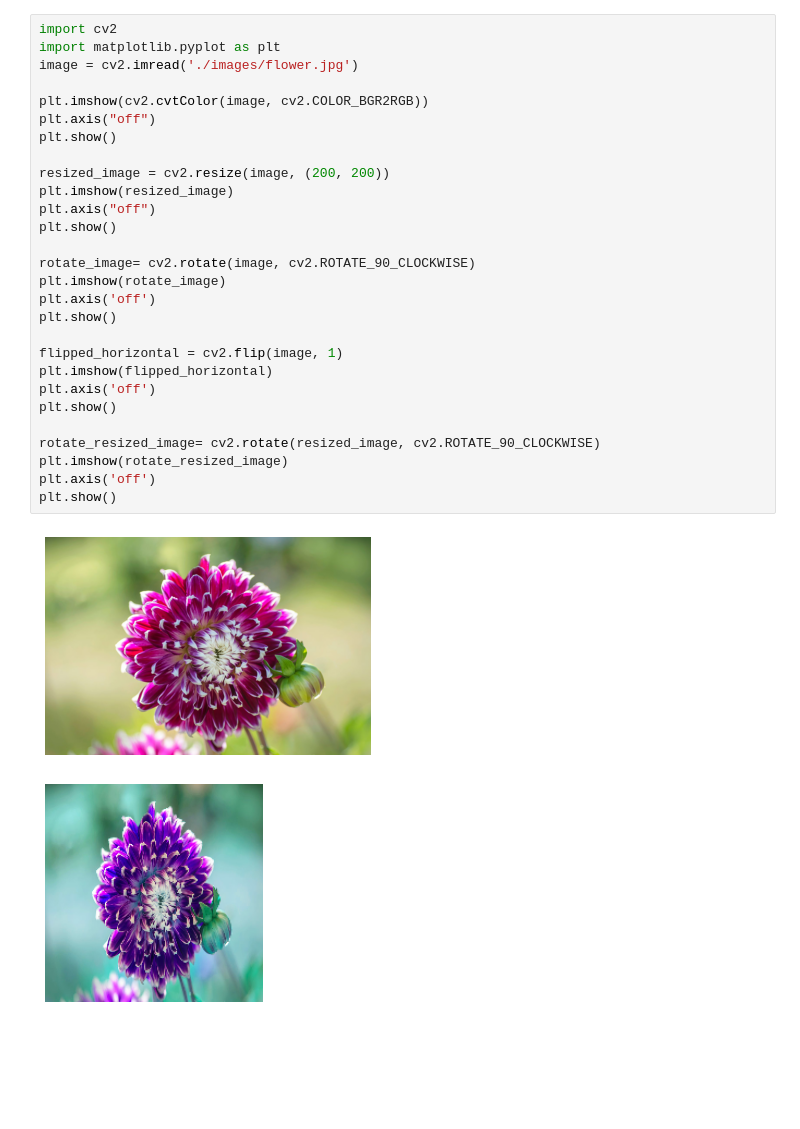
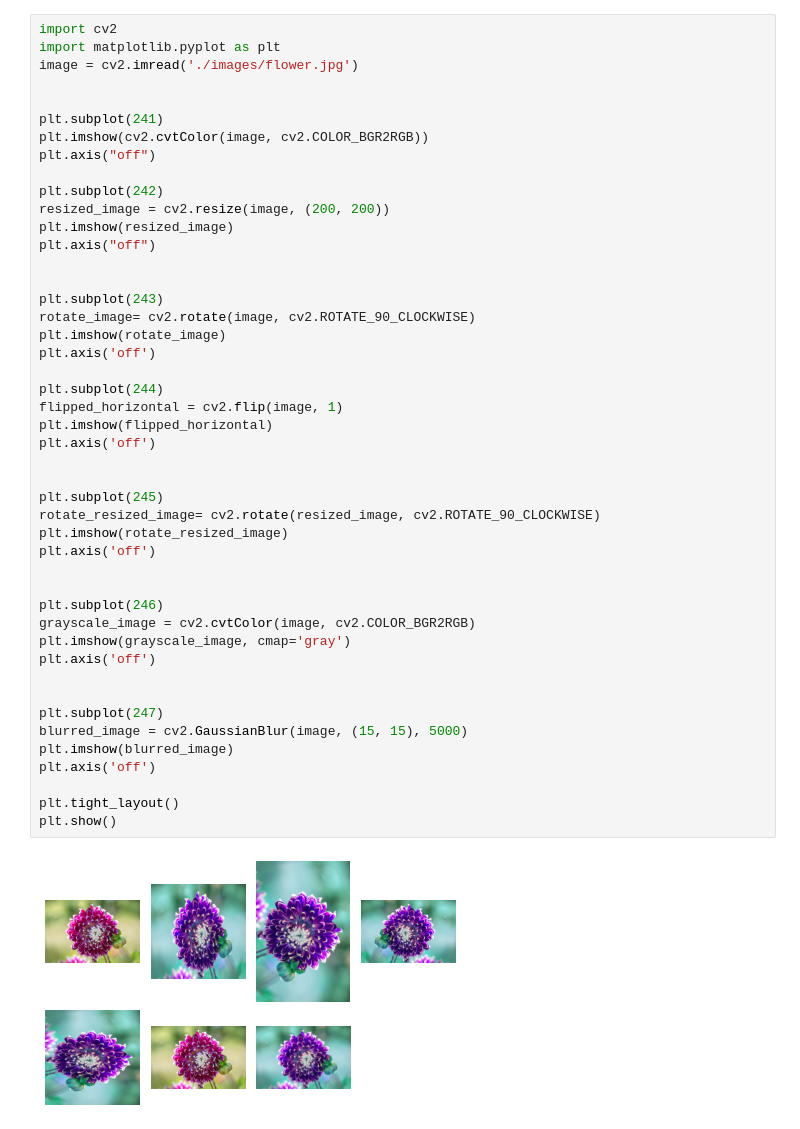
Before and after one commit to 4rjunc/CollegeLab, a Jupyter notebook: 7thSemLab/DIP/operations.ipynb, the cells around one changed output. Cells and saved outputs as stored; diff of their text form; blank space fills up the shorter version.

Commit message:
Image

```diff
--- a/7thSemLab/DIP/operations.ipynb
+++ b/7thSemLab/DIP/operations.ipynb
@@ -1,31 +1,48 @@
 # %%
 import cv2
 import matplotlib.pyplot as plt
 image = cv2.imread('./images/flower.jpg')
 
+
+plt.subplot(241)
 plt.imshow(cv2.cvtColor(image, cv2.COLOR_BGR2RGB))
 plt.axis("off")
-plt.show()
 
+plt.subplot(242)
 resized_image = cv2.resize(image, (200, 200))
 plt.imshow(resized_image)
 plt.axis("off")
-plt.show()
 
+
+plt.subplot(243)
 rotate_image= cv2.rotate(image, cv2.ROTATE_90_CLOCKWISE)
 plt.imshow(rotate_image)
 plt.axis('off')
-plt.show()
 
+plt.subplot(244)
 flipped_horizontal = cv2.flip(image, 1)
 plt.imshow(flipped_horizontal)
 plt.axis('off')
-plt.show()
 
+
+plt.subplot(245)
 rotate_resized_image= cv2.rotate(resized_image, cv2.ROTATE_90_CLOCKWISE)
 plt.imshow(rotate_resized_image)
 plt.axis('off')
+
+
+plt.subplot(246)
+grayscale_image = cv2.cvtColor(image, cv2.COLOR_BGR2RGB)
+plt.imshow(grayscale_image, cmap='gray')
+plt.axis('off')
+
+
+plt.subplot(247)
+blurred_image = cv2.GaussianBlur(image, (15, 15), 5000)
+plt.imshow(blurred_image)
+plt.axis('off')
+
+plt.tight_layout()
 plt.show()
 # %% [output]
-[figure, old version]
+[figure, new version]
-[figure, removed]
```
Also changed, not shown: parts of 1 cell of this notebook.
